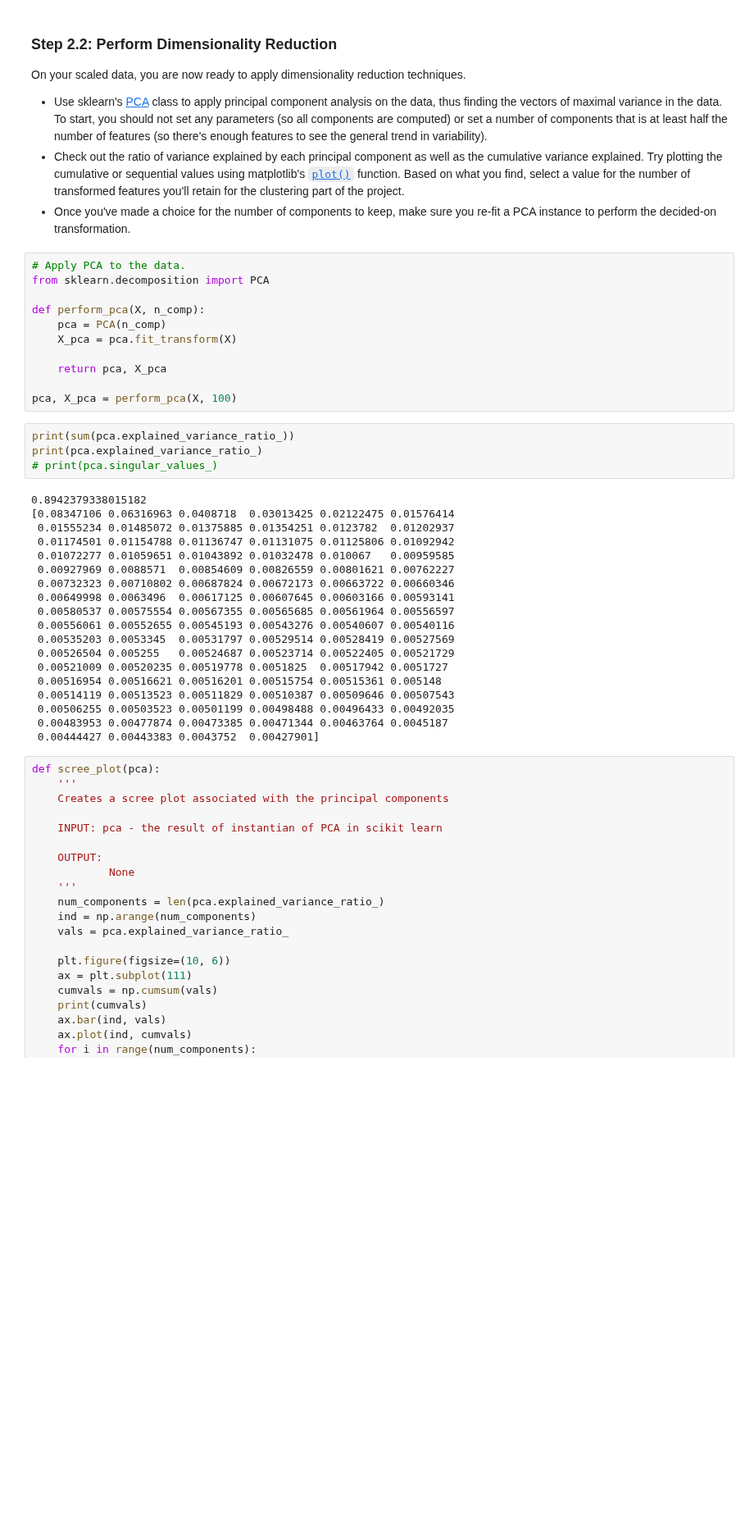
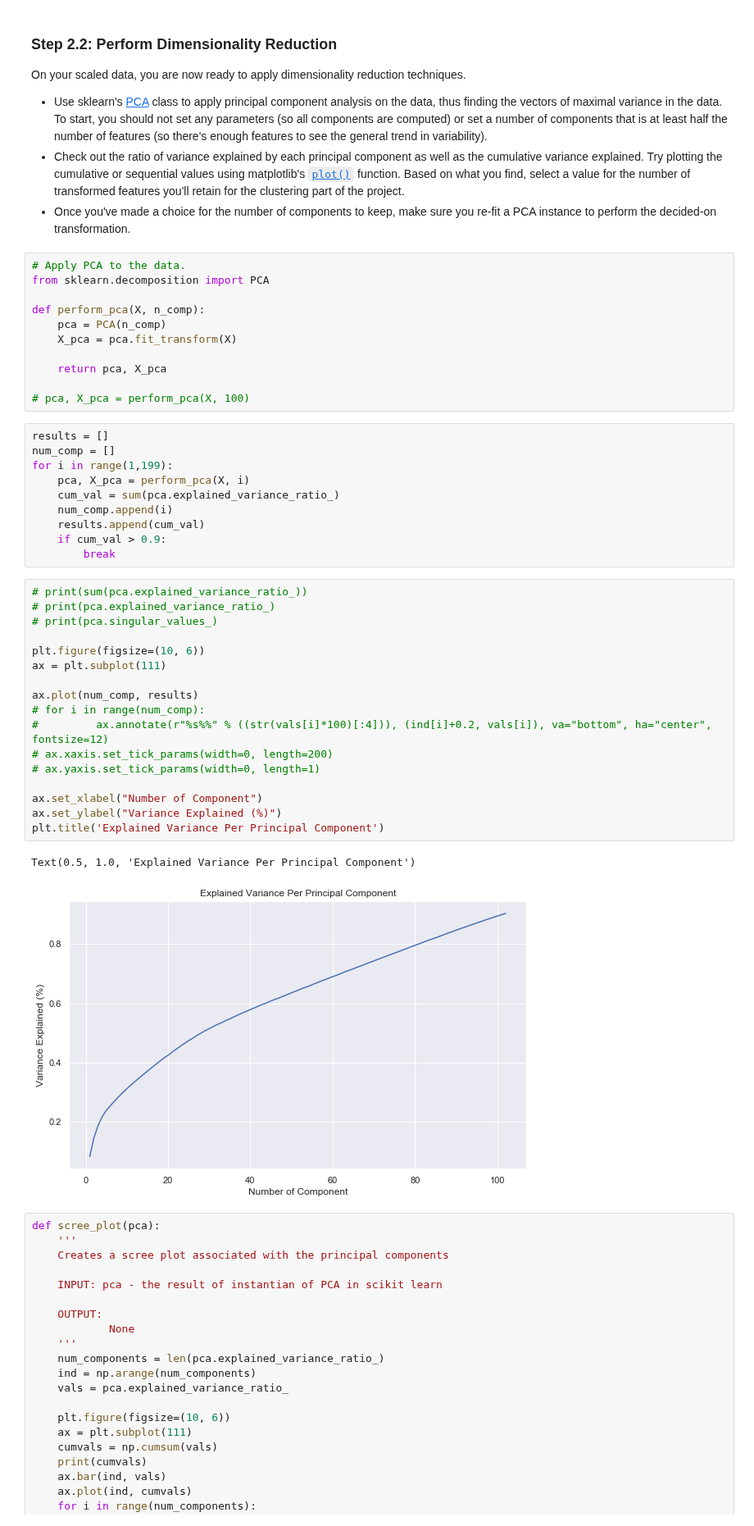
Before and after one commit to brosales8/customer_segmentation, a Jupyter notebook: Identify_Customer_Segments.ipynb, the cells around one changed output. Shown at 82% size. Saved outputs shown, nothing was run; the diff lists cells and outputs as text; blank space fills up the shorter version.

Commit message:
Added plot to show a curve of the variance reached vs number of components. The initial goal is to reach at 90% of variance.

```diff
--- a/Identify_Customer_Segments.ipynb
+++ b/Identify_Customer_Segments.ipynb
@@ -922,30 +922,37 @@ def perform_pca(X, n_comp):
 
     return pca, X_pca
 
-pca, X_pca = perform_pca(X, 100)
+# pca, X_pca = perform_pca(X, 100)
-# %%
-print(sum(pca.explained_variance_ratio_))
-print(pca.explained_variance_ratio_)
-# print(pca.singular_values_)
-# %% [output]
-0.8942379338015182
-[0.08347106 0.06316963 0.0408718  0.03013425 0.02122475 0.01576414
- 0.01555234 0.01485072 0.01375885 0.01354251 0.0123782  0.01202937
- 0.01174501 0.01154788 0.01136747 0.01131075 0.01125806 0.01092942
- 0.01072277 0.01059651 0.01043892 0.01032478 0.010067   0.00959585
- 0.00927969 0.0088571  0.00854609 0.00826559 0.00801621 0.00762227
- 0.00732323 0.00710802 0.00687824 0.00672173 0.00663722 0.00660346
- 0.00649998 0.0063496  0.00617125 0.00607645 0.00603166 0.00593141
- 0.00580537 0.00575554 0.00567355 0.00565685 0.00561964 0.00556597
- 0.00556061 0.00552655 0.00545193 0.00543276 0.00540607 0.00540116
- 0.00535203 0.0053345  0.00531797 0.00529514 0.00528419 0.00527569
- 0.00526504 0.005255   0.00524687 0.00523714 0.00522405 0.00521729
- 0.00521009 0.00520235 0.00519778 0.0051825  0.00517942 0.0051727
- 0.00516954 0.00516621 0.00516201 0.00515754 0.00515361 0.005148
- 0.00514119 0.00513523 0.00511829 0.00510387 0.00509646 0.00507543
- 0.00506255 0.00503523 0.00501199 0.00498488 0.00496433 0.00492035
- 0.00483953 0.00477874 0.00473385 0.00471344 0.00463764 0.0045187
- 0.00444427 0.00443383 0.0043752  0.00427901]
+# %%
+results = []
+num_comp = []
+for i in range(1,199):
+    pca, X_pca = perform_pca(X, i)
+    cum_val = sum(pca.explained_variance_ratio_)
+    num_comp.append(i)
+    results.append(cum_val)
+    if cum_val > 0.9:
+        break
+# %%
+# print(sum(pca.explained_variance_ratio_))
+# print(pca.explained_variance_ratio_)
+# print(pca.singular_values_)
+
+plt.figure(figsize=(10, 6))
+ax = plt.subplot(111)
+
+ax.plot(num_comp, results)
+# for i in range(num_comp):
+#         ax.annotate(r"%s%%" % ((str(vals[i]*100)[:4])), (ind[i]+0.2, vals[i]), va="bottom", ha="center", fontsize=12)
+# ax.xaxis.set_tick_params(width=0, length=200)
+# ax.yaxis.set_tick_params(width=0, length=1)
+
+ax.set_xlabel("Number of Component")
+ax.set_ylabel("Variance Explained (%)")
+plt.title('Explained Variance Per Principal Component')
+# %% [output]
+Text(0.5, 1.0, 'Explained Variance Per Principal Component')
+[figure, added]
 # %%
 def scree_plot(pca):
     '''
```
